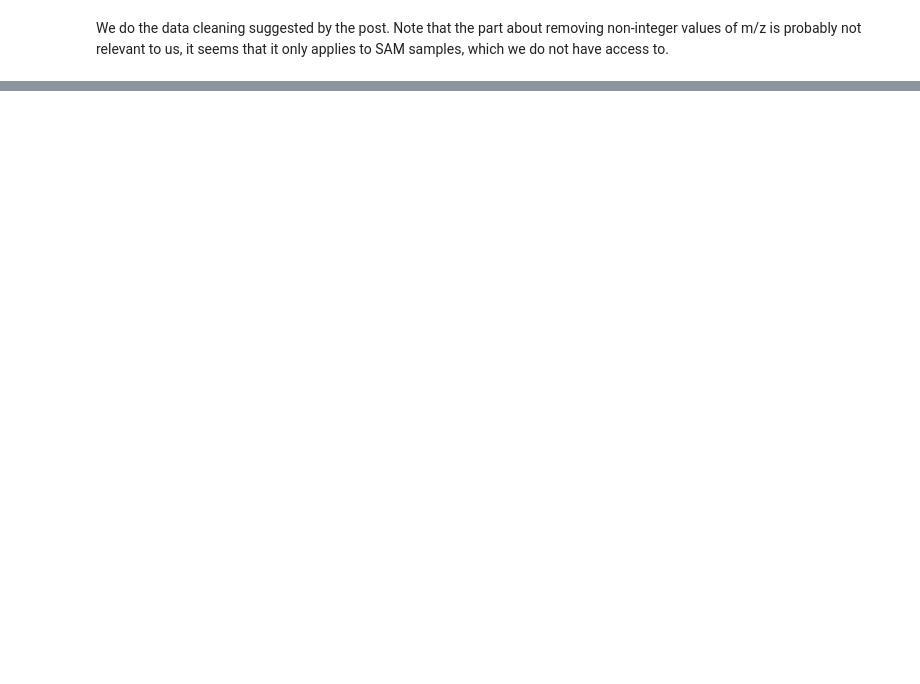
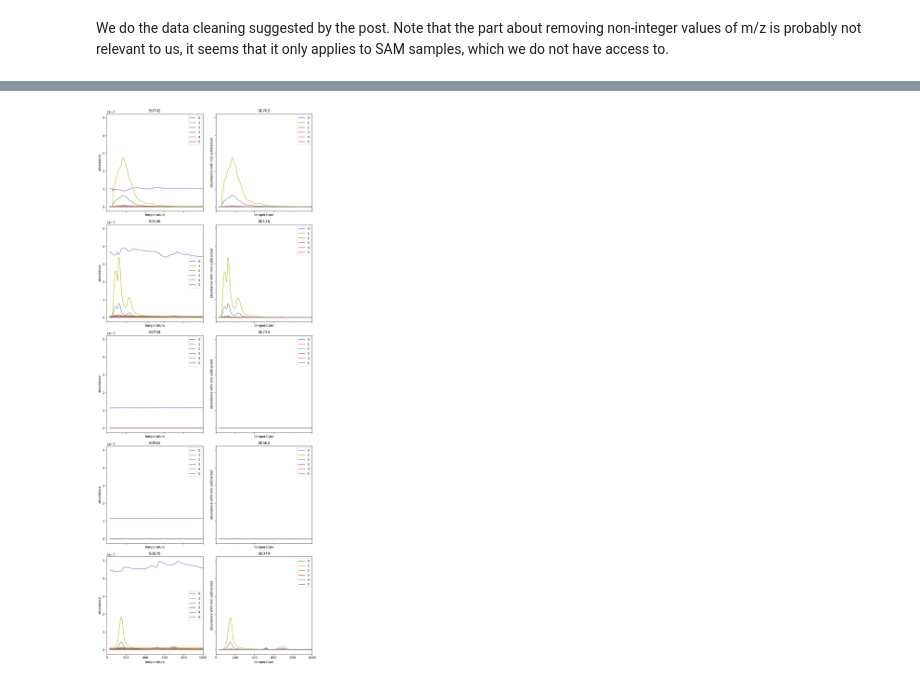
Before and after one commit to kmerkl22/chemistry_of_mars, a Jupyter notebook: Cleaning Data/EDA.ipynb, the cells around one changed output, grey strips where cells are left out. Saved outputs shown, nothing was run; the diff lists cells and outputs as text; code cells hidden in the pictures; blank space fills up the shorter version.

```diff
--- a/Cleaning Data/EDA.ipynb
+++ b/Cleaning Data/EDA.ipynb
@@ -294,0 +293,10 @@ After the cleaning there are 31680 entries corresponding to S1031
+# %%
+def subtract_min(df):
+
+
+
+    df["abundance_minsub"] = df.groupby(["m/z"])["abundance"].transform(
+        lambda x: (x - x.min())
+    )
+
+    return df
@@ -294,0 +312,78 @@ After the cleaning there are 31680 entries corresponding to S1031
+# %%
+fig, ax = plt.subplots(num_samples,2,sharex = True,sharey = True,figsize = (10,5*num_samples))
+
+
+for i, sample in enumerate(metadata_slice.sample_id):
+
+
+
+    df = Dict[sample]
+
+    df_mod = subtract_min(drop_non_int_and_He(Dict[sample]))
+
+
+
+    plt.subplot(num_samples,2,2*i+1)
+
+
+
+    for mz in range(0,28):
+        X = df[df['m/z'] == mz].temp
+        y = df[df['m/z'] == mz].abundance
+
+        # We show a legend only for the first few values of mz in order to not clutter the picture
+
+        if mz<=5:
+            plt.plot(X,y,label = str(mz))
+        else:
+            plt.plot(X,y,label = "")
+
+
+        plt.xlabel('temperature')
+        plt.ylabel('abundance')
+        plt.xlim(0,1000)
+        plt.title(sample)
+
+        plt.legend()
+
+        plt.title(sample)
+
+        # ax[i] = plt.show()
+        plt.yscale('linear')
+
+    plt.subplot(num_samples,2,2*i+2)
+
+    for mz in range(0,28):
+        X = df_mod[df_mod['m/z'] == mz].temp
+        y = df_mod[df_mod['m/z'] == mz].abundance_minsub
+
+        # We show a legend only for the first few values of mz in order to not clutter the picture
+
+        if mz<=5:
+            plt.plot(X,y,label = str(mz))
+        else:
+            plt.plot(X,y,label = "")
+
+
+        plt.xlabel('temperature')
+        plt.ylabel('abundance with min subtracted')
+        plt.xlim(0,1000)
+        plt.title(sample)
+
+        # ax[i] = plt.show()
+
+        plt.legend()
+
+
+
+        plt.yscale('linear')
+
+
+
+
+
+fig.tight_layout()
+
+fig.show()
+# %% [output]
+[figure, added]
```
Also changed, not shown: parts of 14 cells of this notebook.
